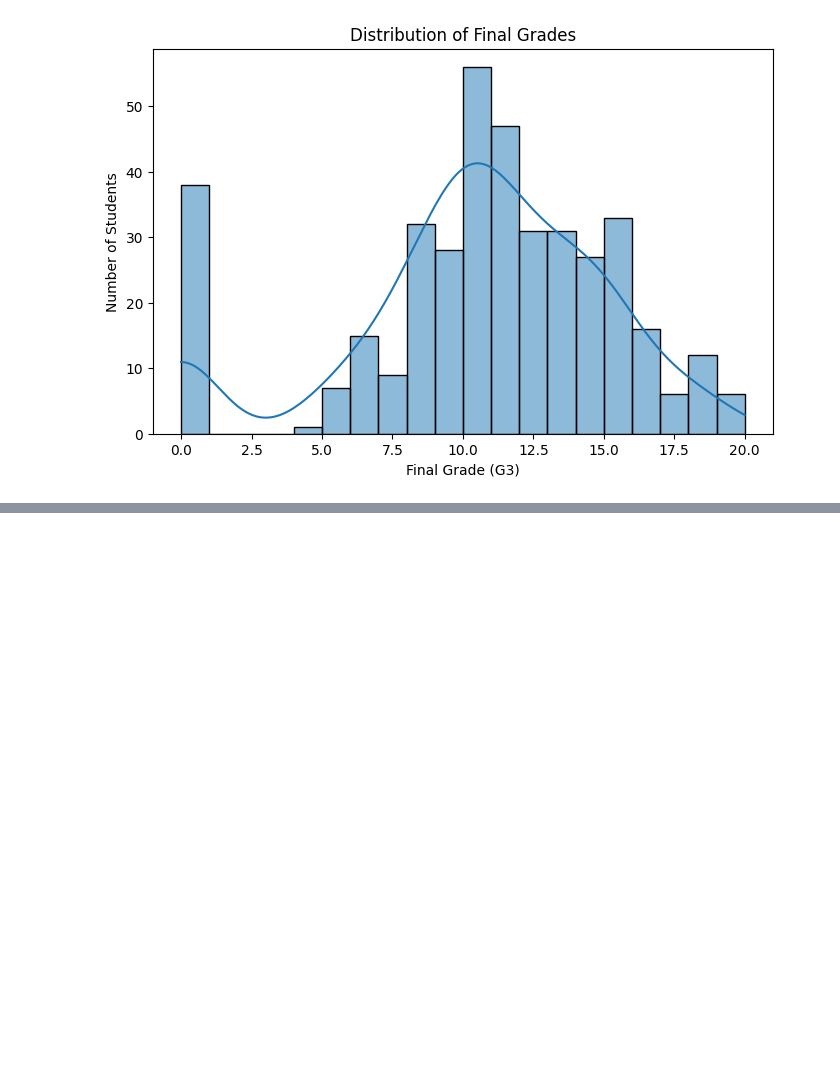
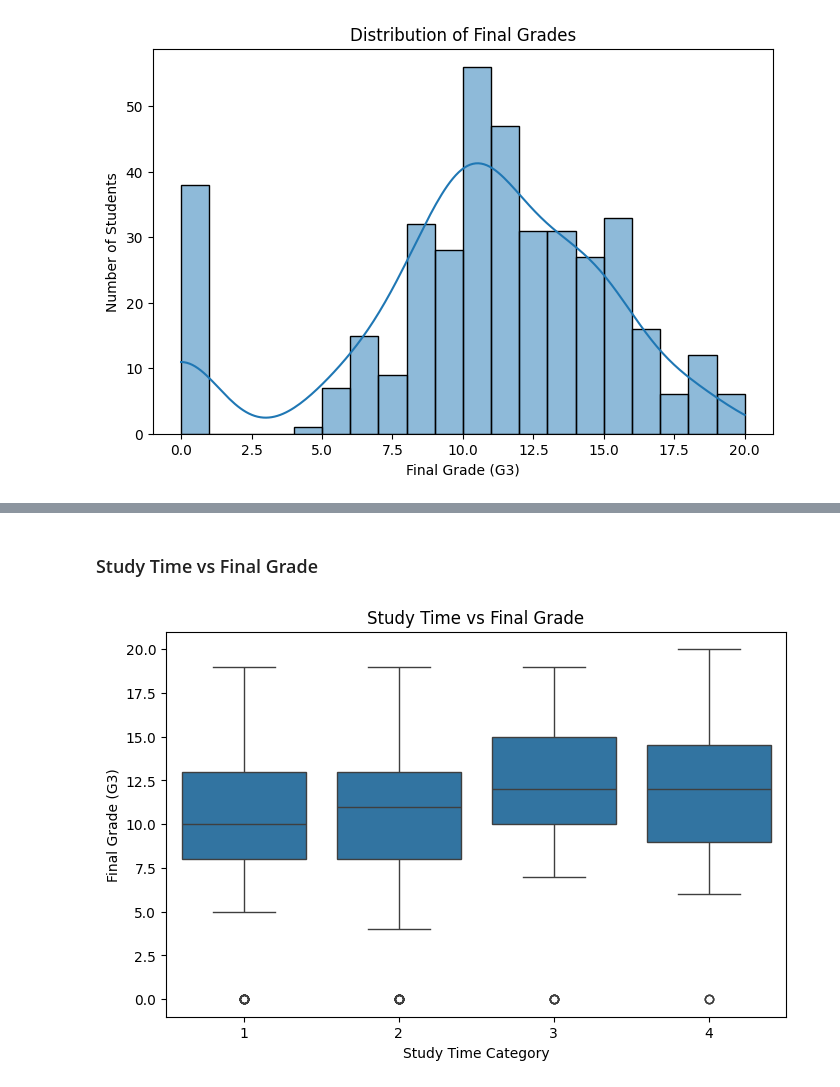
Before and after one commit to AdityaRunwal/EDA, a Jupyter notebook: Student Performance Analysis/Student performance analysis.ipynb, the cells around one changed output, grey strips where cells are left out. Cells and saved outputs as stored; diff of their text form; code cells hidden in the pictures; blank space fills up the shorter version.

```diff
--- a/Student Performance Analysis/Student performance analysis.ipynb
+++ b/Student Performance Analysis/Student performance analysis.ipynb
@@ -196,0 +229,16 @@ plt.show()
+# %% [markdown]
+### Study Time vs Final Grade
+# %%
+# Comparing final grades across different study-time categories
+
+plt.figure(figsize=(8, 5))
+
+sns.boxplot(data=df, x='studytime', y='G3')
+
+plt.title('Study Time vs Final Grade')
+plt.xlabel('Study Time Category')
+plt.ylabel('Final Grade (G3)')
+
+plt.show()
+# %% [output]
+[figure, added]
```
Also changed, not shown: parts of 37 cells of this notebook, 1 other file.
